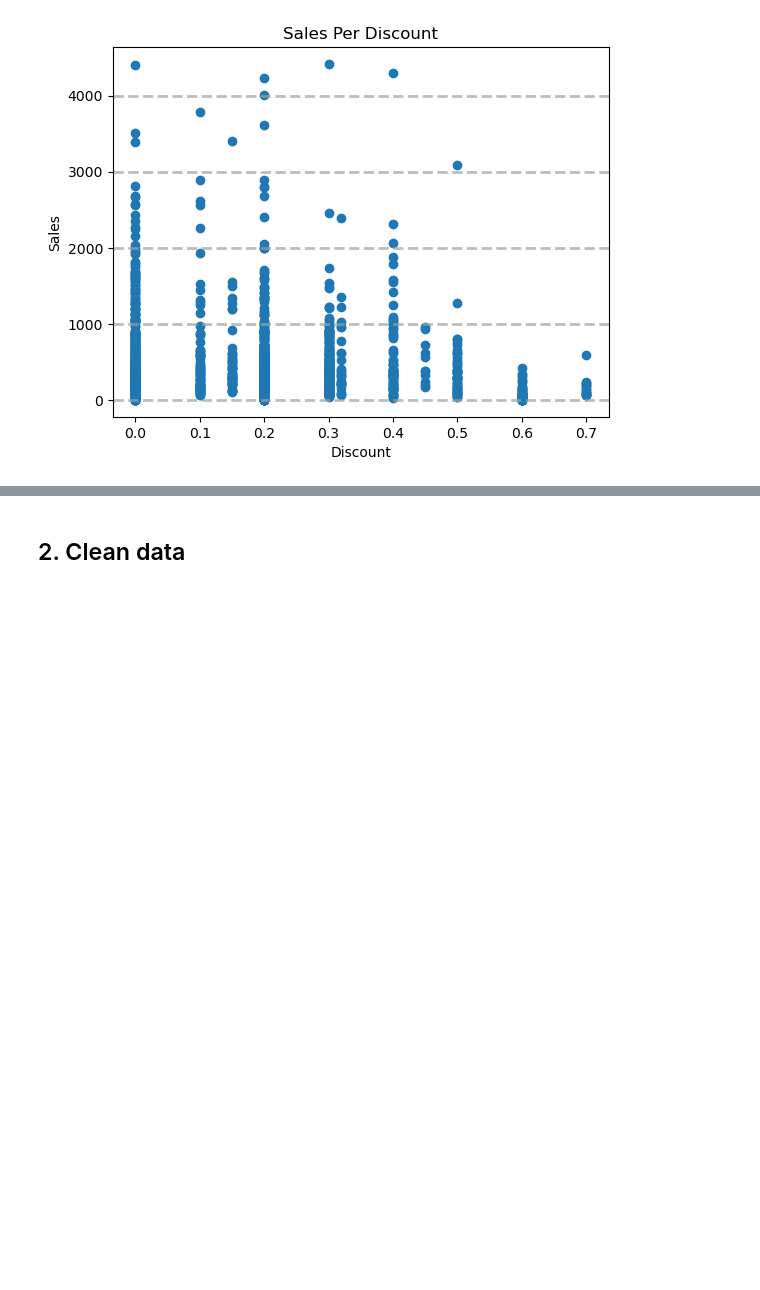
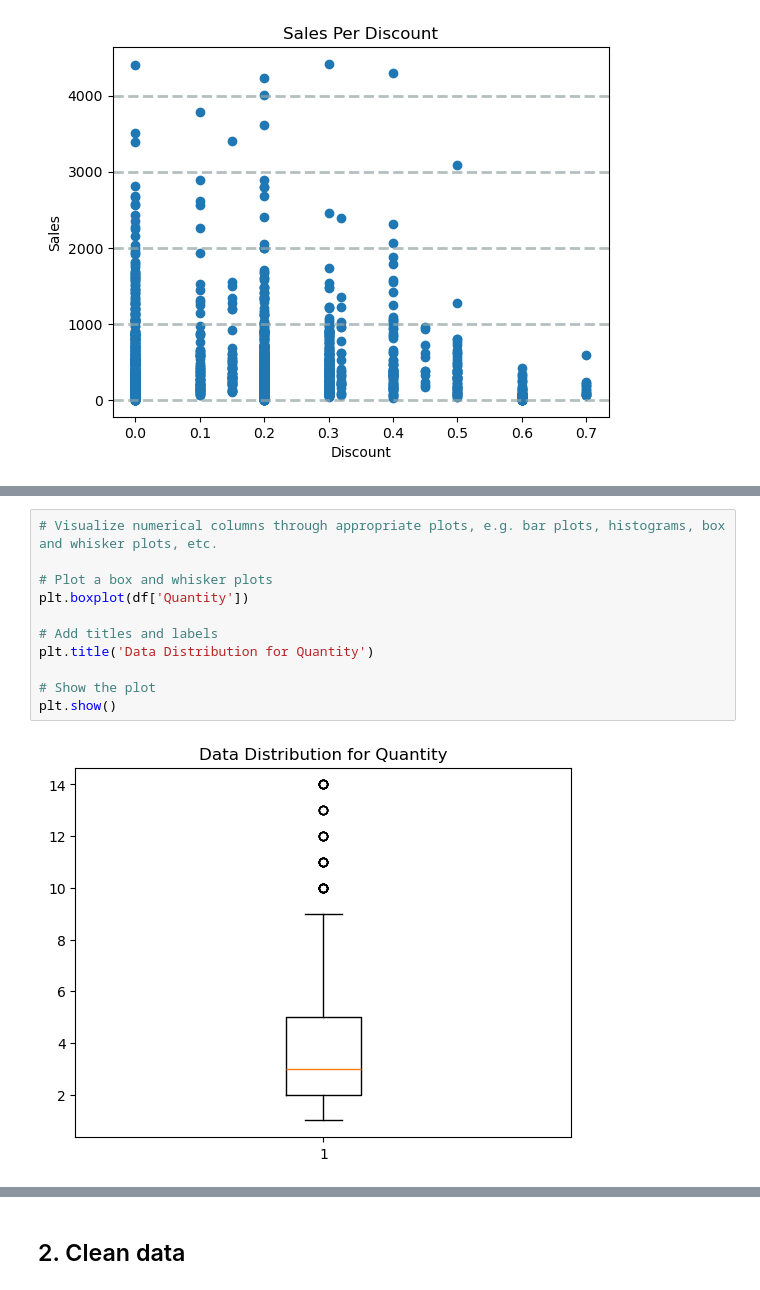
Before and after one commit to CandaceYMS/2024-Phase-2-data-science, a Jupyter notebook: data-science/1. Analysis and Preprocessing/part1-submission.ipynb, the cells around one changed output, grey strips where cells are left out. Saved outputs shown, nothing was run; the diff lists cells and outputs as text; blank space fills up the shorter version.

```diff
--- a/data-science/1. Analysis and Preprocessing/part1-submission.ipynb
+++ b/data-science/1. Analysis and Preprocessing/part1-submission.ipynb
@@ -228,5 +233,18 @@ fig.show()
 # %% [output]
 [figure]
+# %%
+# Visualize numerical columns through appropriate plots, e.g. bar plots, histograms, box and whisker plots, etc.
+
+# Plot a box and whisker plots
+plt.boxplot(df['Quantity'])
+
+# Add titles and labels
+plt.title('Data Distribution for Quantity')
+
+# Show the plot
+plt.show()
+# %% [output]
+[figure, added]
 # %%
 # Convert data types of columns as needed, ensuring all values fed into machine learning models are numerical.
 
```
Also changed, not shown: parts of 17 cells of this notebook.
